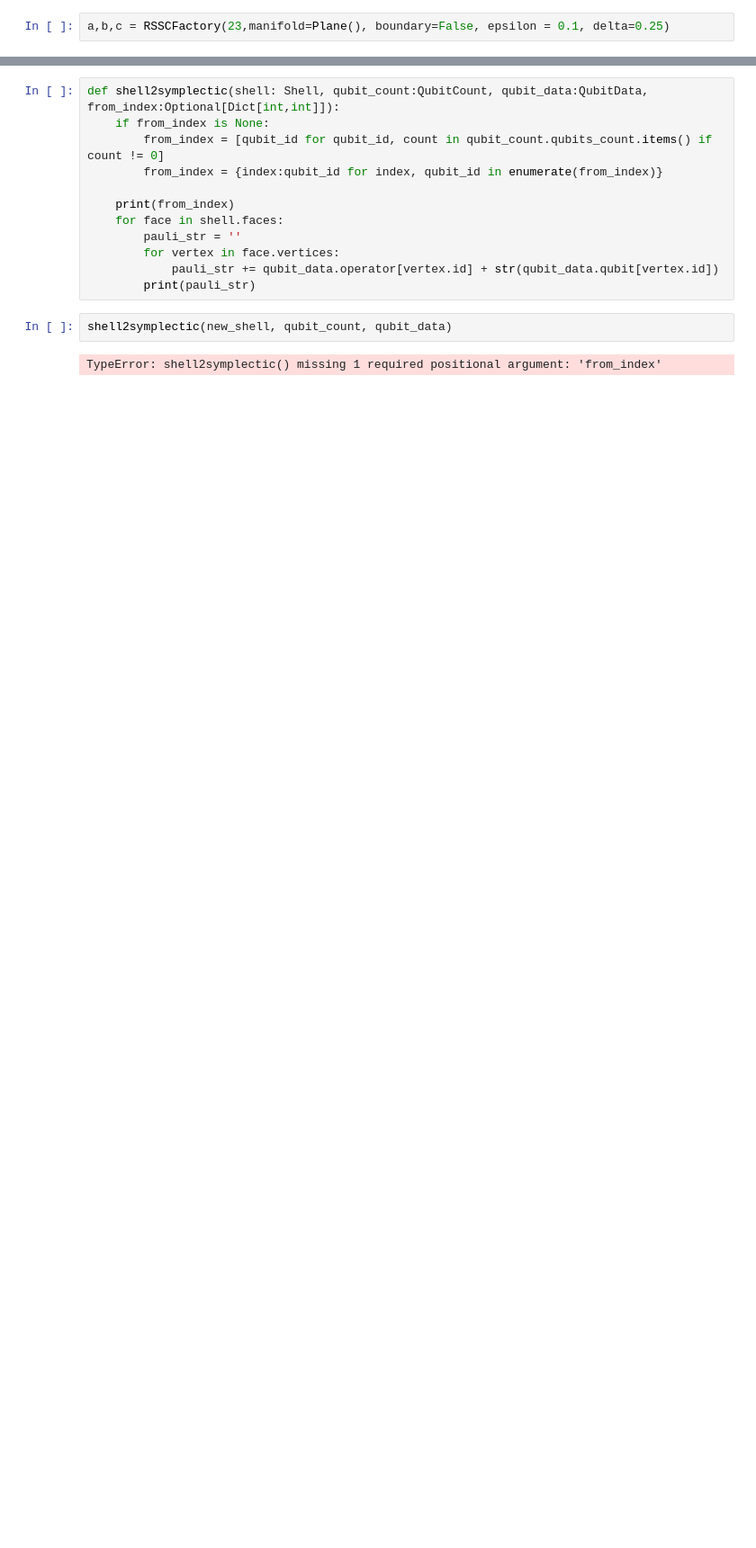
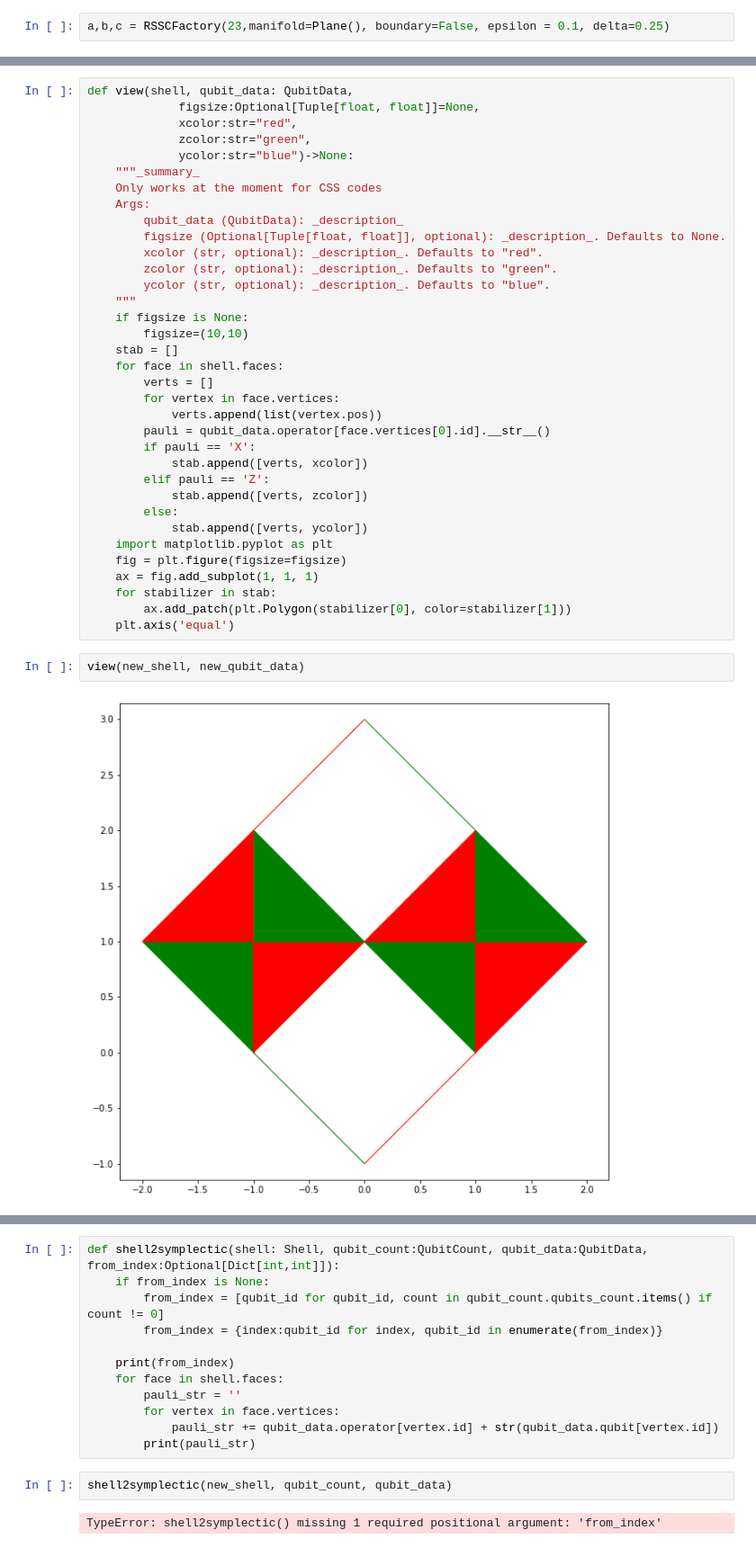
Before and after one commit to qiskit-community/qiskit-qec, a Jupyter notebook: geometry_test.ipynb, the cells around one changed output, grey strips where cells are left out. Shown at 90% size. Drawn from its saved outputs; the diff is of its cells as text; blank space fills up the shorter version.

```diff
--- a/geometry_test.ipynb
+++ b/geometry_test.ipynb
@@ -423 +410,40 @@ plt.axis('equal')
+# %%
+def view(shell, qubit_data: QubitData,
+             figsize:Optional[Tuple[float, float]]=None,
+             xcolor:str="red",
+             zcolor:str="green",
+             ycolor:str="blue")->None:
+    """_summary_
+    Only works at the moment for CSS codes
+    Args:
+        qubit_data (QubitData): _description_
+        figsize (Optional[Tuple[float, float]], optional): _description_. Defaults to None.
+        xcolor (str, optional): _description_. Defaults to "red".
+        zcolor (str, optional): _description_. Defaults to "green".
+        ycolor (str, optional): _description_. Defaults to "blue".
+    """
+    if figsize is None:
+        figsize=(10,10)
+    stab = []
+    for face in shell.faces:
+        verts = []
+        for vertex in face.vertices:
+            verts.append(list(vertex.pos))
+        pauli = qubit_data.operator[face.vertices[0].id].__str__()
+        if pauli == 'X':
+            stab.append([verts, xcolor])
+        elif pauli == 'Z':
+            stab.append([verts, zcolor])
+        else:
+            stab.append([verts, ycolor])
+    import matplotlib.pyplot as plt
+    fig = plt.figure(figsize=figsize)
+    ax = fig.add_subplot(1, 1, 1)
+    for stabilizer in stab:
+        ax.add_patch(plt.Polygon(stabilizer[0], color=stabilizer[1]))
+    plt.axis('equal')
+# %%
+view(new_shell, new_qubit_data)
+# %% [output]
+[figure, added]
 # %%
```
Also changed, not shown: parts of 12 cells of this notebook, 16 other files.
